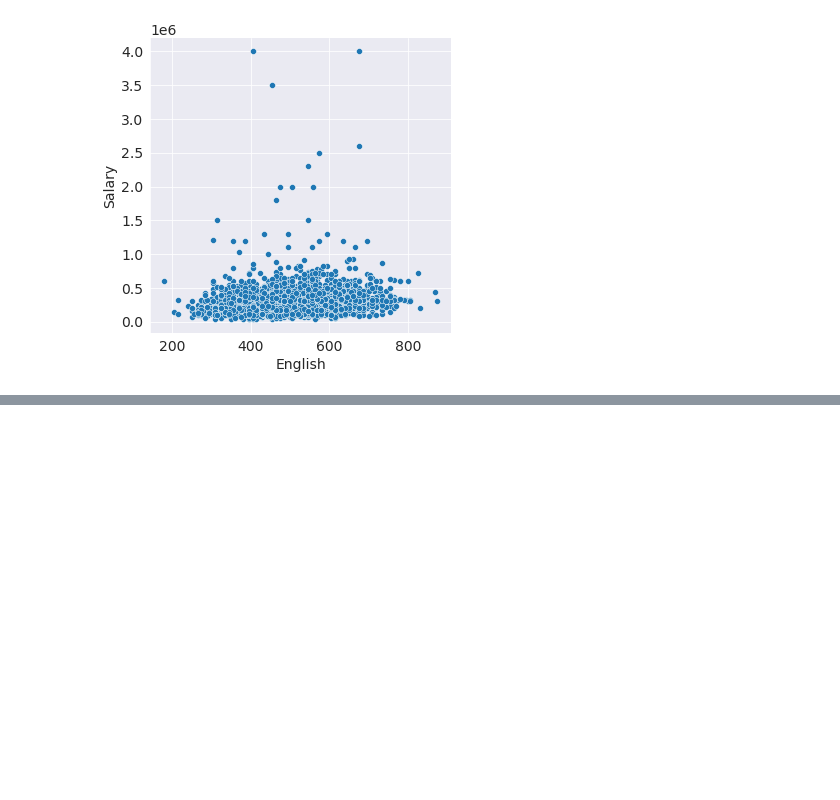
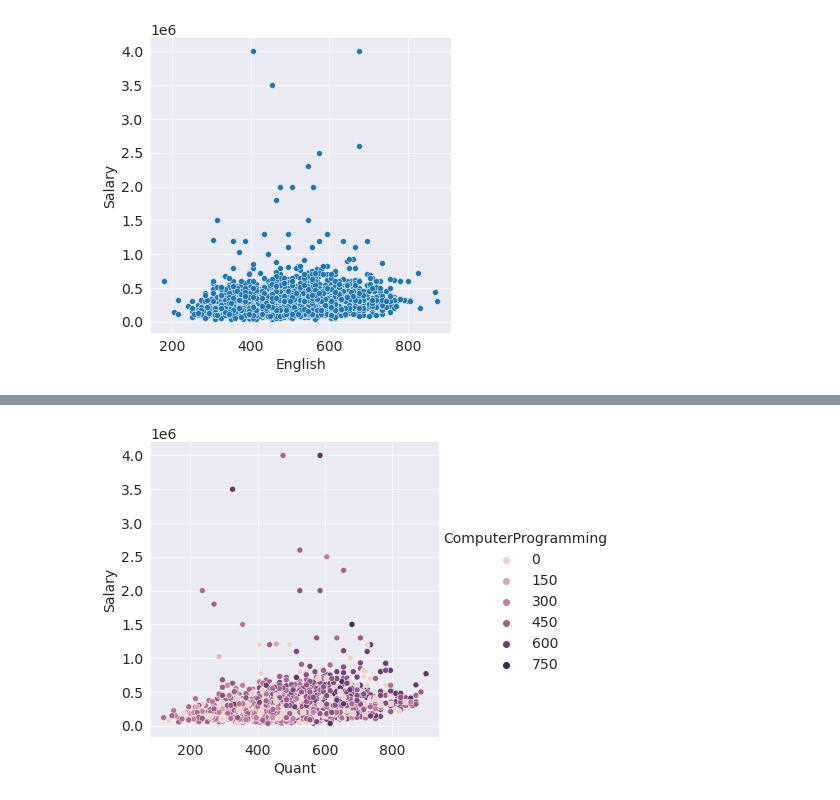
Before and after one commit to AMMLRepos/salary-prediction-engineering-graduates, a Jupyter notebook: Engineering_Graduates_Salary_Prediction.ipynb, the cells around one changed output, grey strips where cells are left out. Cells and saved outputs as stored; diff of their text form; code cells hidden in the pictures; blank space fills up the shorter version.

```diff
--- a/Engineering_Graduates_Salary_Prediction.ipynb
+++ b/Engineering_Graduates_Salary_Prediction.ipynb
@@ -187,0 +259,5 @@ sns.pairplot(engineering_df);
+# %%
+
+sns.relplot(x = "Quant", y = "Salary", data = engineering_df, hue = "ComputerProgramming");
+# %% [output]
+[figure, added]
```
Also changed, not shown: parts of 18 cells of this notebook.
